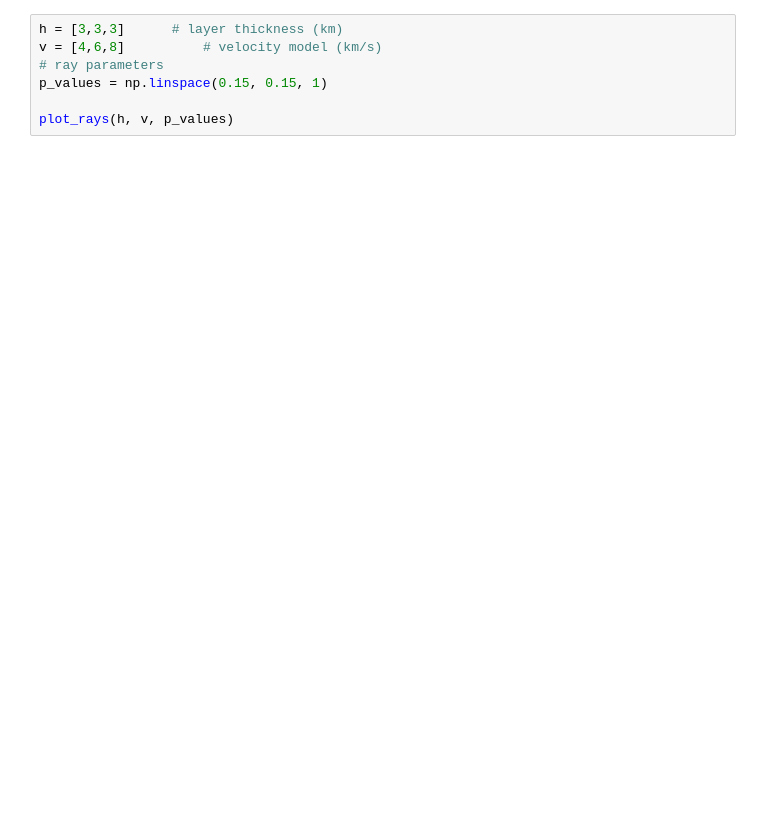
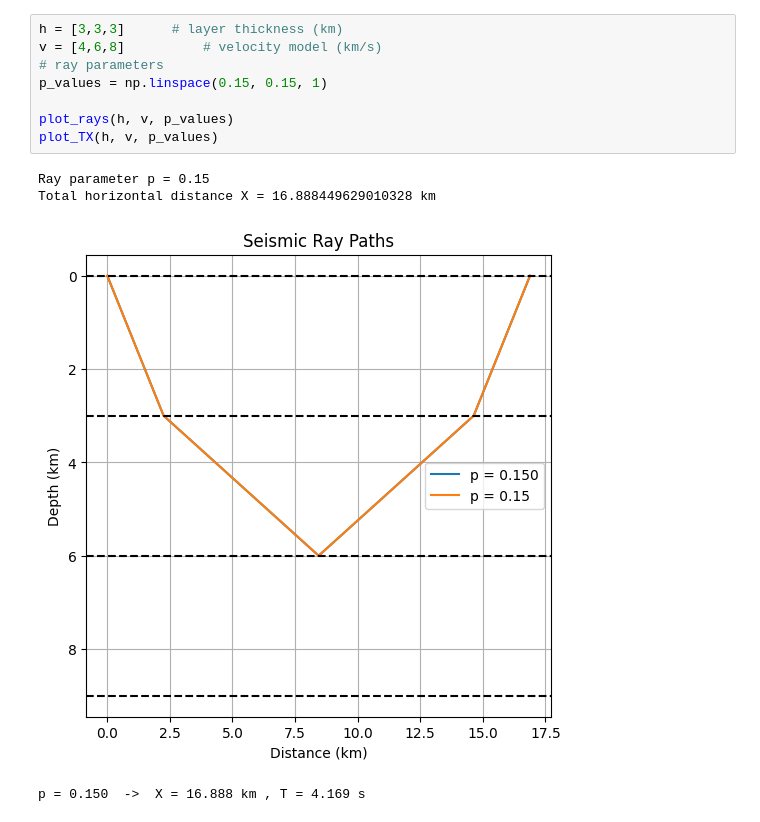
Before and after one commit to Jyotirmoyp/Understanding-Deep-Earth, a Jupyter notebook: multipleRaypath.ipynb, the cells around one changed output. Drawn from its saved outputs; the diff is of its cells as text; blank space fills up the shorter version.

```diff
--- a/multipleRaypath.ipynb
+++ b/multipleRaypath.ipynb
@@ -76,7 +132,13 @@ def plot_rays(h, v, p_values):
 # %%
 h = [3,3,3]      # layer thickness (km)
 v = [4,6,8]          # velocity model (km/s)
 # ray parameters
 p_values = np.linspace(0.15, 0.15, 1)
 
 plot_rays(h, v, p_values)
+plot_TX(h, v, p_values)
+# %% [output]
+Ray parameter p = 0.15
+Total horizontal distance X = 16.888449629010328 km
+[figure, added]
+p = 0.150  ->  X = 16.888 km , T = 4.169 s
```
Also changed, not shown: parts of 4 cells of this notebook.
